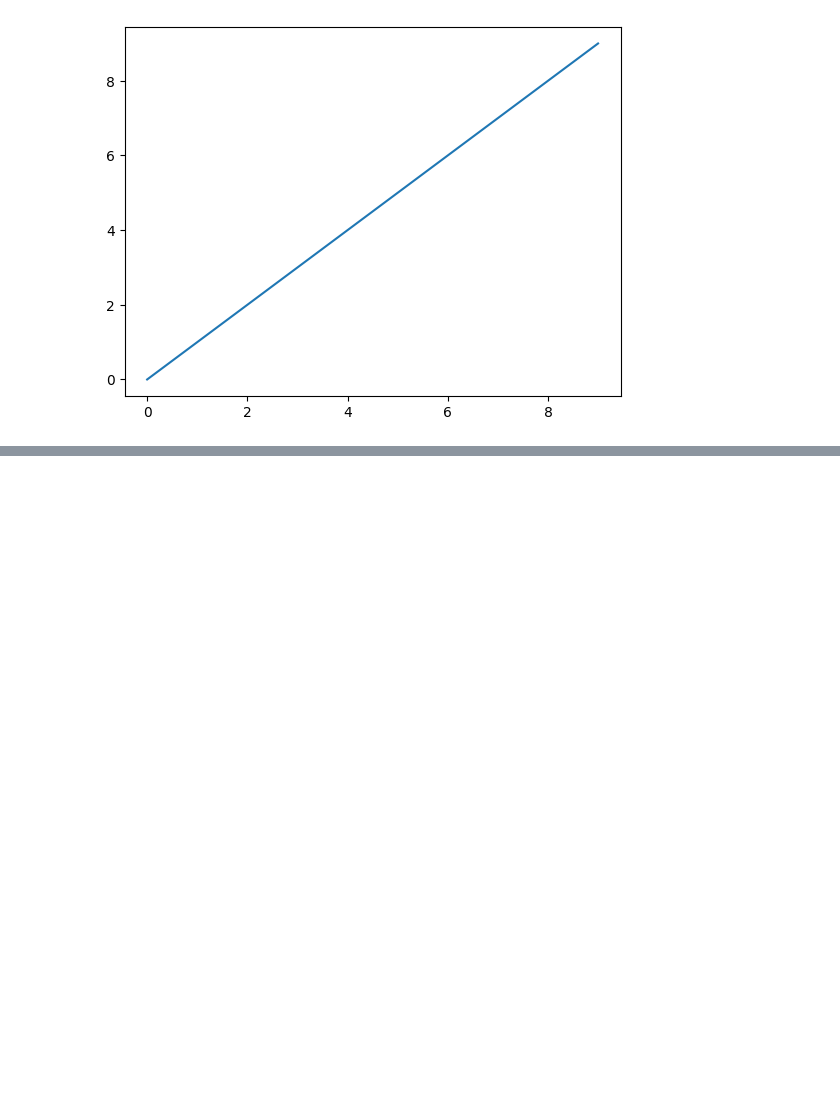
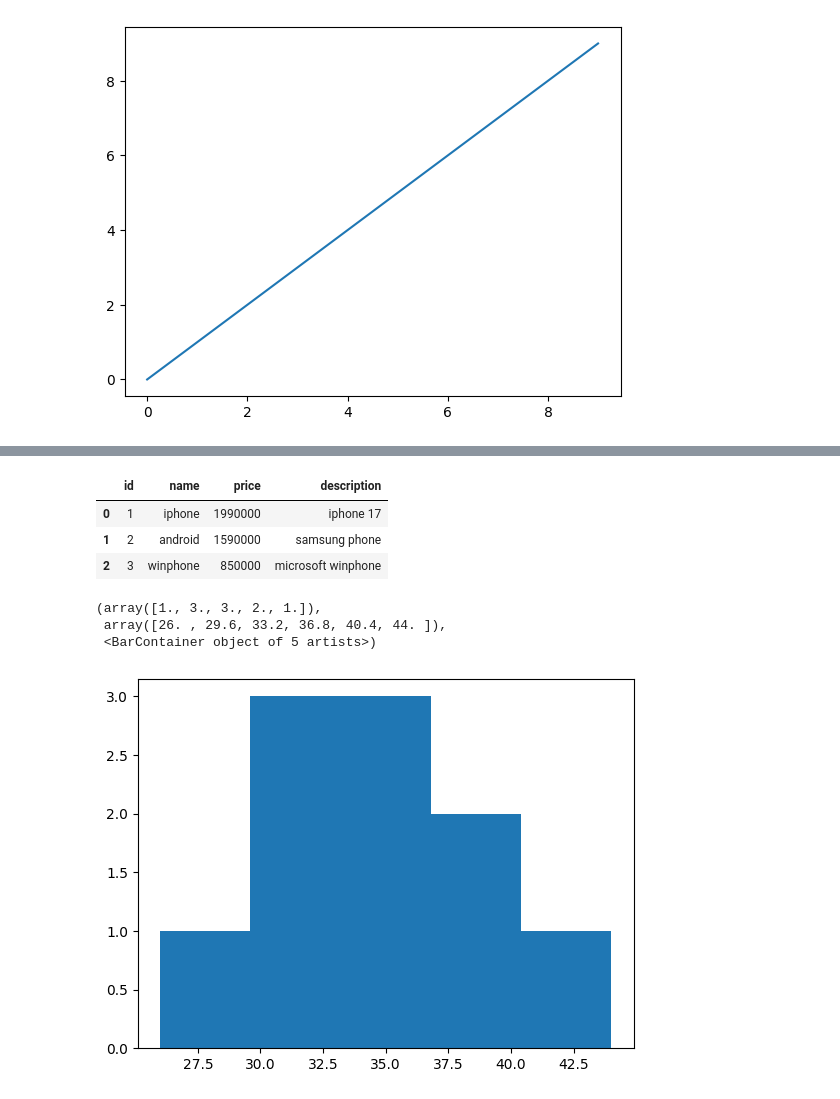
Before and after one commit to pooh511/python20260527, a Jupyter notebook: DemoPandas.ipynb, the cells around one changed output, grey strips where cells are left out. Saved outputs shown, nothing was run; the diff lists cells and outputs as text; code cells hidden in the pictures; blank space fills up the shorter version.

```diff
--- a/DemoPandas.ipynb
+++ b/DemoPandas.ipynb
@@ -13,0 +108,25 @@ plt.plot(np.arange(10))
+# %%
+dfresult = pd.read_csv("c:/work/ex1.csv", sep ="::")
+dfresult
+# %% [output]
+|  | id | name | price | description |
+| 0 | 1 | iphone | 1990000 | iphone 17 |
+| 1 | 2 | android | 1590000 | samsung phone |
+| 2 | 3 | winphone | 850000 | microsoft winphone |
+# %%
+#declare
+import matplotlib.pyplot as plt
+
+#엑셀파일 로딩
+dfExcel = pd.read_excel(r"c:/work/demo.xlsx",sheet_name="Sheet1")
+#chart 그리기
+fig = plt.figure()
+#1행,1열,1번챠트
+ax = fig.add_subplot(1,1,1)
+#히스토그램 그리기
+ax.hist(dfExcel["나이"], bins=5)
+# %% [output]
+(array([1., 3., 3., 2., 1.]),
+ array([26. , 29.6, 33.2, 36.8, 40.4, 44. ]),
+ <BarContainer object of 5 artists>)
+[figure, added]
```
Also changed, not shown: parts of 8 cells of this notebook, 11 other files.
